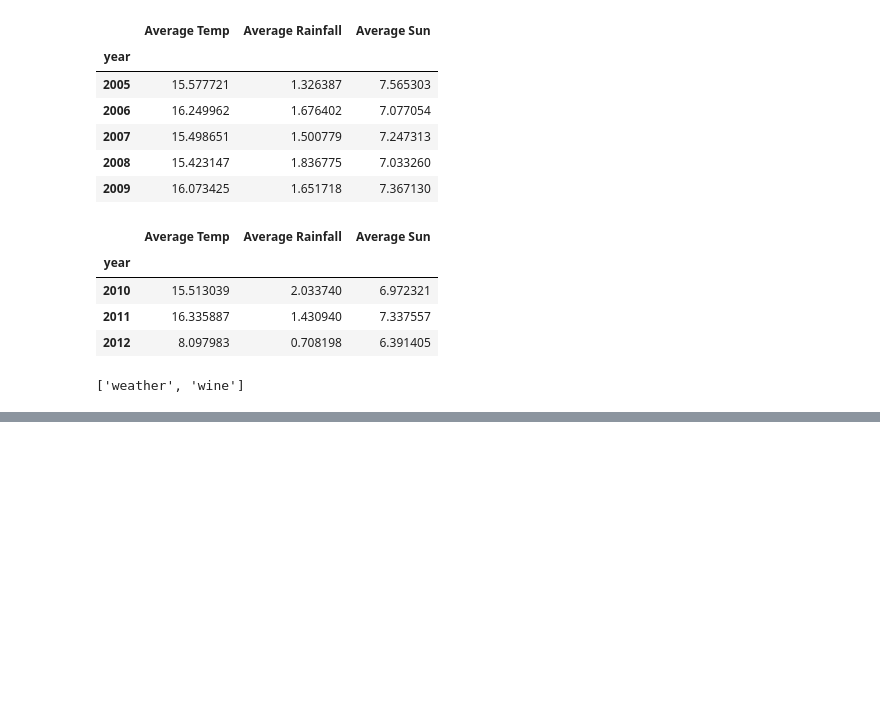
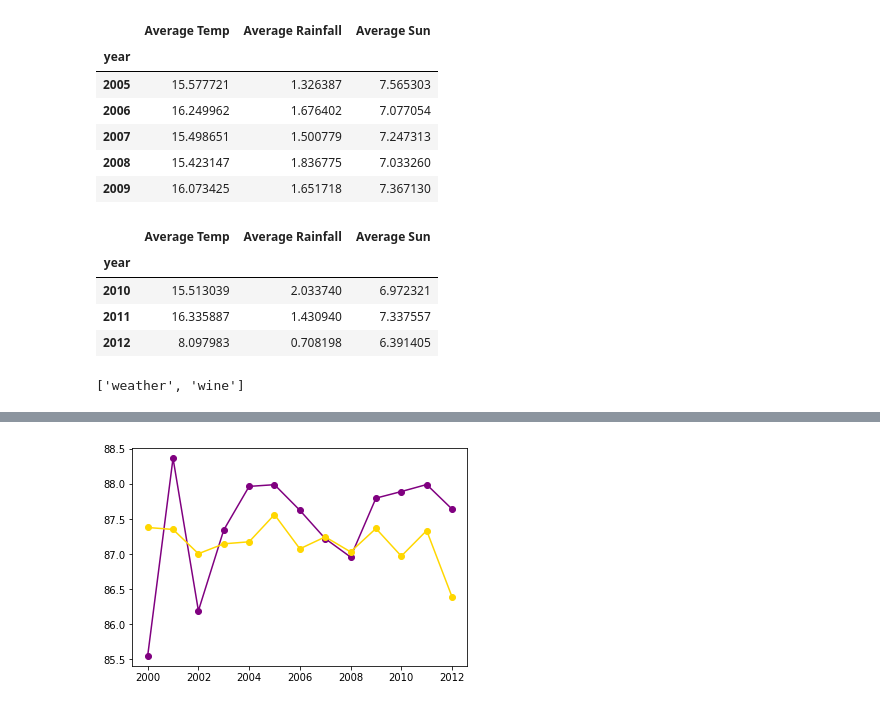
Before and after one commit to csick52/Wine-Repo, a Jupyter notebook: ETL Weather Data.ipynb, the cells around one changed output, grey strips where cells are left out. Drawn from its saved outputs; the diff is of its cells as text; code cells hidden in the pictures; blank space fills up the shorter version.

```diff
--- a/ETL Weather Data.ipynb
+++ b/ETL Weather Data.ipynb
@@ -418,0 +422,17 @@ wine_avgs
+# %%
+years = wine_avgs["years"].tolist()
+scores = wine_avgs["avg_score"].tolist()
+sun = wine_avgs["average_sun"].tolist()
+rain = wine_avgs["average_rain"].tolist()
+temps = wine_avgs["average_temp"].tolist()
+
+sun = [i+80 for i in sun]
+rain = [i+85 for i in rain]
+temps = [i+72 for i in temps]
+
+plt.plot(years, scores, linestyle="-", marker="o", color="purple")
+plt.plot(years, sun, linestyle="-", marker="o", color="gold")
+
+plt.show()
+# %% [output]
+[figure, added]
```
Also changed, not shown: parts of 4 cells of this notebook, 1 other file.
